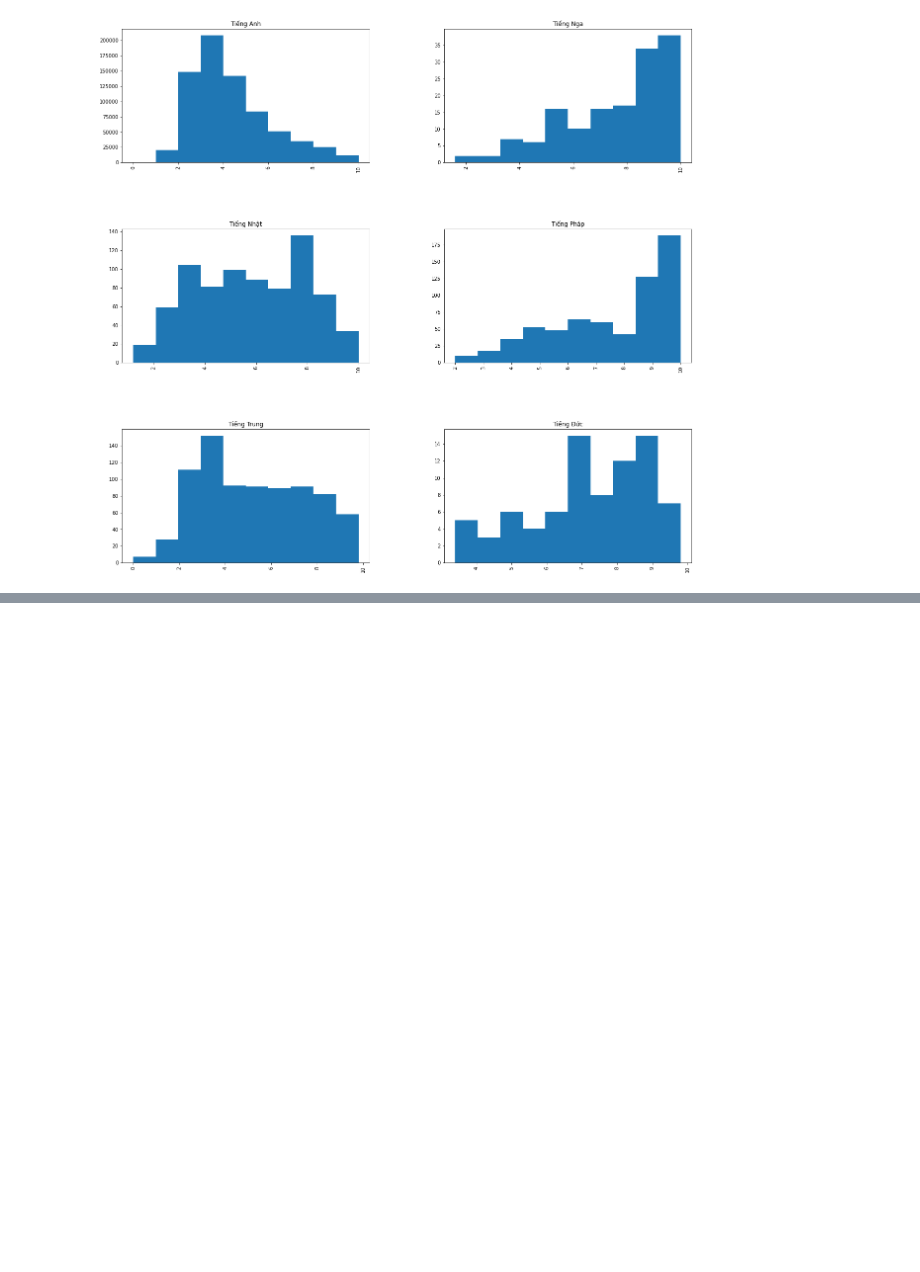
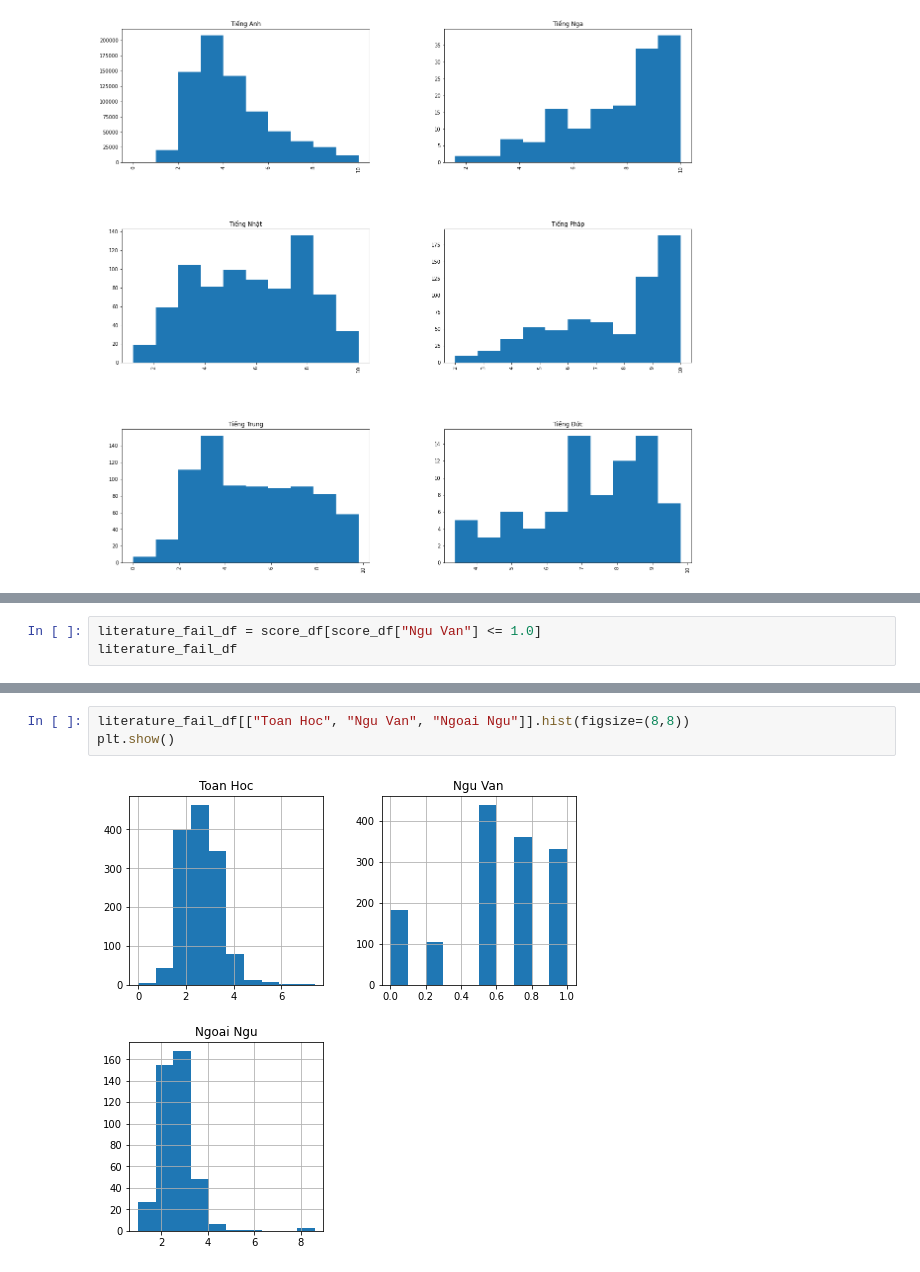
Before and after one commit to TungNguyen2000/LTKHDL_DoAn, a Jupyter notebook: DoAn/Untitled.ipynb, the cells around one changed output, grey strips where cells are left out. Cells and saved outputs as stored; diff of their text form; blank space fills up the shorter version.

```diff
--- a/DoAn/Untitled.ipynb
+++ b/DoAn/Untitled.ipynb
@@ -190,0 +310,3 @@ plt.show()
+# %%
+literature_fail_df = score_df[score_df["Ngu Van"] <= 1.0]
+literature_fail_df
@@ -190,0 +328,5 @@ plt.show()
+# %%
+literature_fail_df[["Toan Hoc", "Ngu Van", "Ngoai Ngu"]].hist(figsize=(8,8))
+plt.show()
+# %% [output]
+[figure, added]
```
Also changed, not shown: parts of 17 cells of this notebook.
